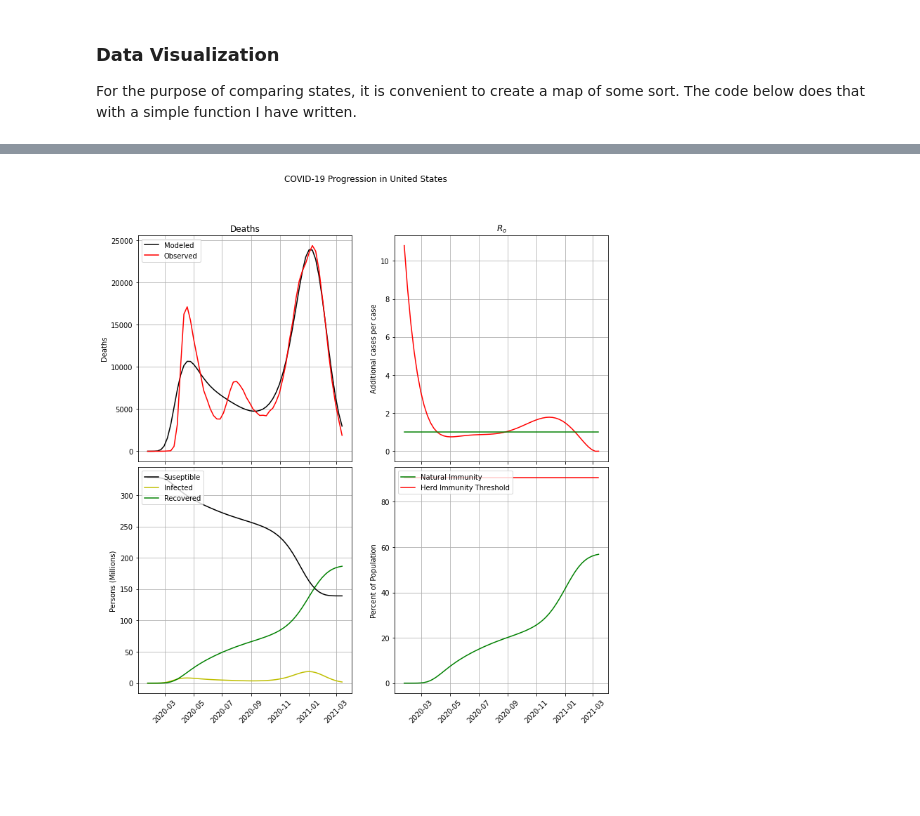
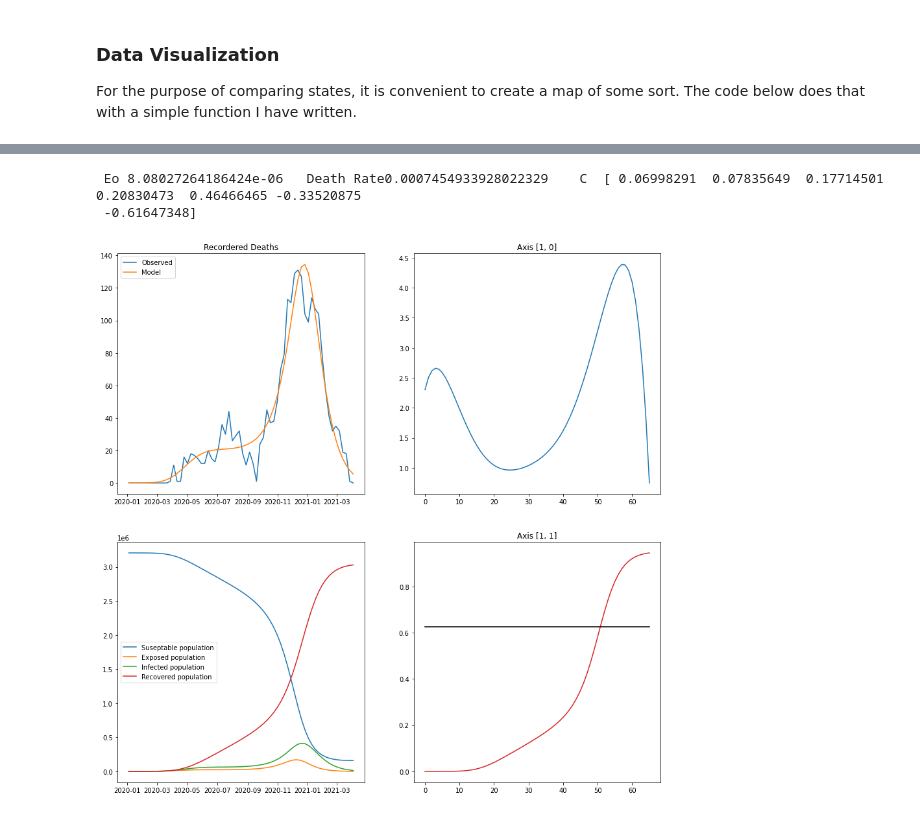
Before and after one commit to tjschweitzer/Sim_Modeling, a Jupyter notebook: covid/SEIR - Final Assignment.ipynb, the cells around one changed output, grey strips where cells are left out. Cells and saved outputs as stored; diff of their text form; code cells hidden in the pictures; blank space fills up the shorter version.

```diff
--- a/covid/SEIR - Final Assignment.ipynb
+++ b/covid/SEIR - Final Assignment.ipynb
@@ -112,5 +126,4 @@ KeyError: 'DEATHS'
 
 from SEIR import *
 %matplotlib inline
-seir = SEIR_class()
-seir.plot_location("Rhode Island")
+seir = SEIR_class("data_file.pkl")
@@ -119,4 +144,6 @@ seir.plot_location("Rhode Island")
 # %%
-seir.plot_location("United States")
+seir.plot_location("Utah")
 # %% [output]
+ Eo 8.08027264186424e-06   Death Rate0.0007454933928022329    C  [ 0.06998291  0.07835649  0.17714501  0.20830473  0.46466465 -0.33520875
+ -0.61647348]
-[figure, old version]
+[figure, new version]
```
Also changed, not shown: parts of 10 cells of this notebook, 8 other files.
